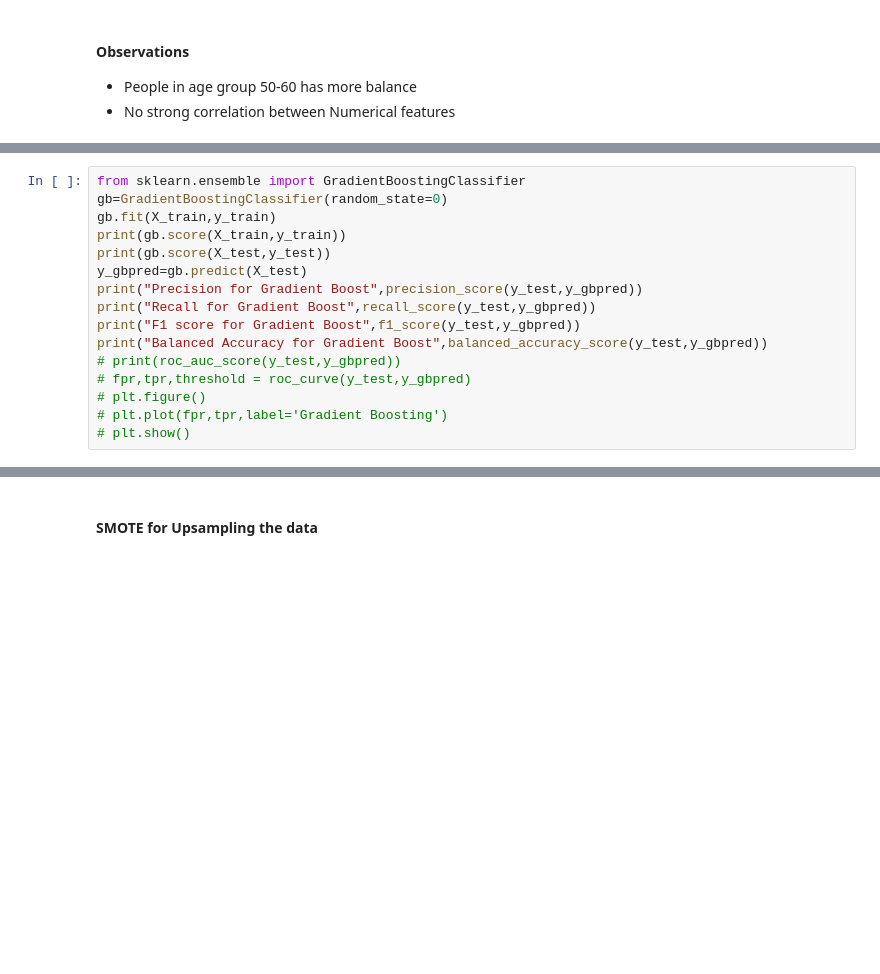
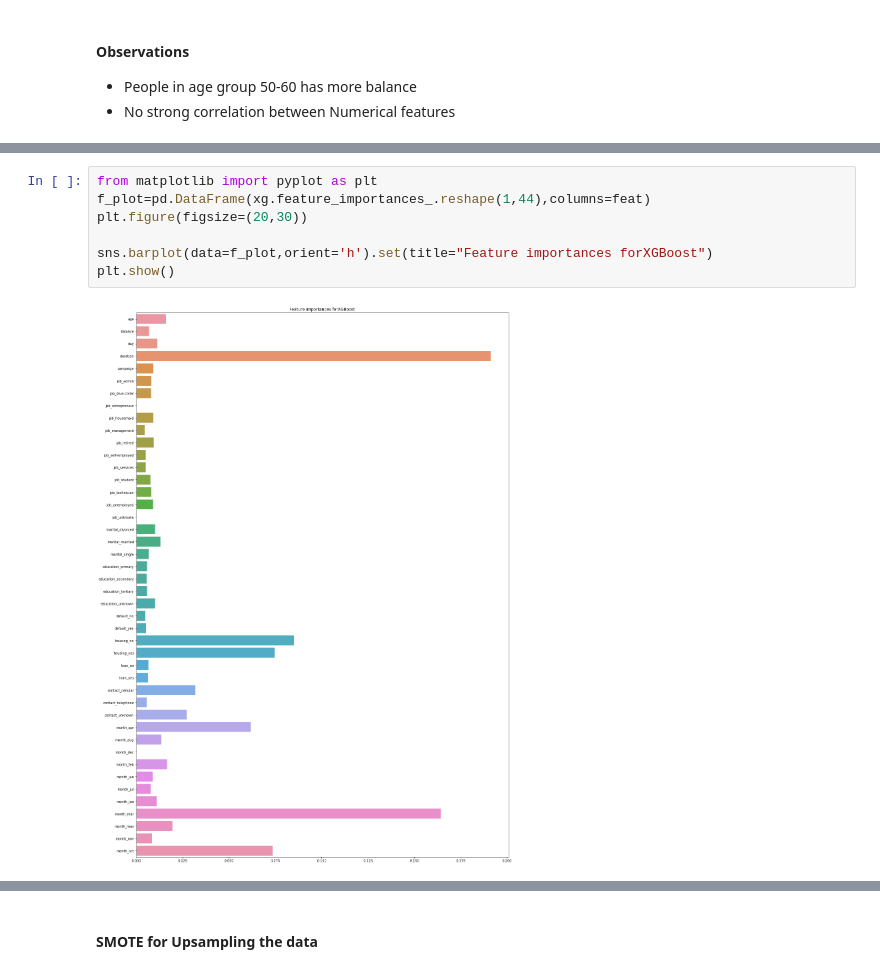
Before and after one commit to pchopalli/prashant, a Jupyter notebook: notebooks/bankingdeposit/1_prashant_banking_campaign .ipynb, the cells around one changed output, grey strips where cells are left out. Drawn from its saved outputs; the diff is of its cells as text; blank space fills up the shorter version.

```diff
--- a/notebooks/bankingdeposit/1_prashant_banking_campaign .ipynb
+++ b/notebooks/bankingdeposit/1_prashant_banking_campaign .ipynb
@@ -329,16 +213,0 @@ plt.show()
-# %%
-from sklearn.ensemble import GradientBoostingClassifier
-gb=GradientBoostingClassifier(random_state=0)
-gb.fit(X_train,y_train)
-print(gb.score(X_train,y_train))
-print(gb.score(X_test,y_test))
-y_gbpred=gb.predict(X_test)
-print("Precision for Gradient Boost",precision_score(y_test,y_gbpred))
-print("Recall for Gradient Boost",recall_score(y_test,y_gbpred))
-print("F1 score for Gradient Boost",f1_score(y_test,y_gbpred))
-print("Balanced Accuracy for Gradient Boost",balanced_accuracy_score(y_test,y_gbpred))
-# print(roc_auc_score(y_test,y_gbpred))
-# fpr,tpr,threshold = roc_curve(y_test,y_gbpred)
-# plt.figure()
-# plt.plot(fpr,tpr,label='Gradient Boosting')
-# plt.show()
@@ -368,0 +292,9 @@ Recall for XGBoost 0.4759259259259259
+# %%
+from matplotlib import pyplot as plt
+f_plot=pd.DataFrame(xg.feature_importances_.reshape(1,44),columns=feat)
+plt.figure(figsize=(20,30))
+
+sns.barplot(data=f_plot,orient='h').set(title="Feature importances forXGBoost")
+plt.show()
+# %% [output]
+[figure, added]
```
Also changed, not shown: parts of 55 cells of this notebook.
